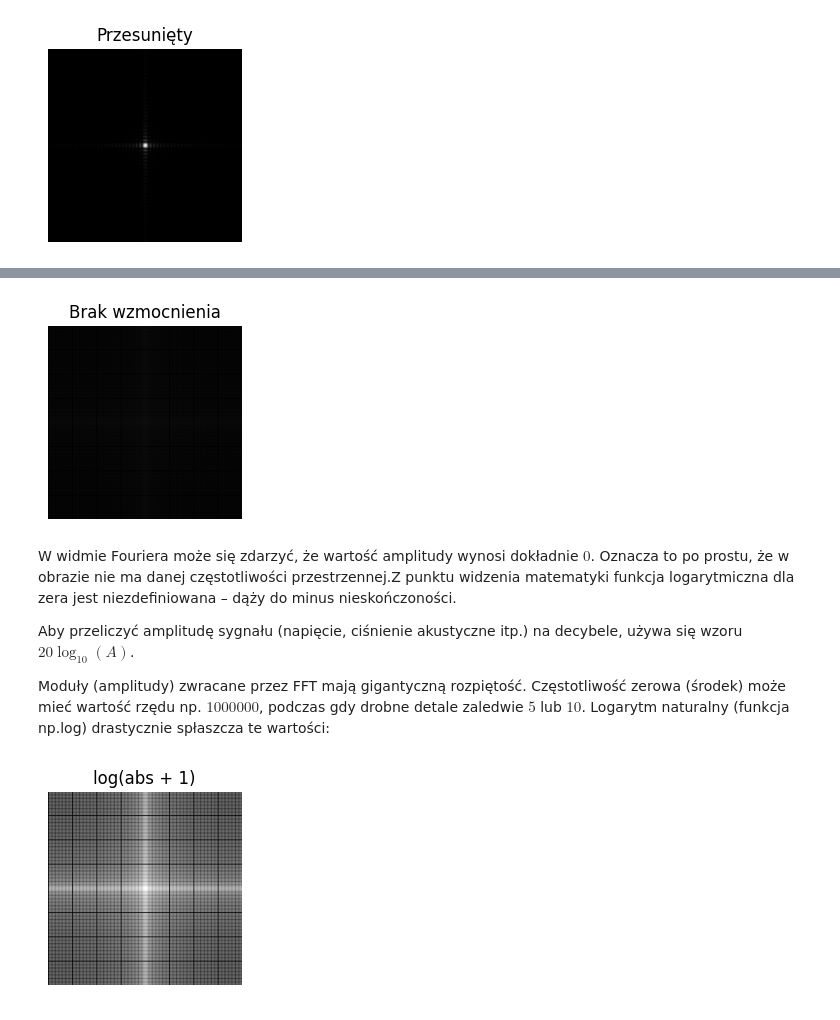
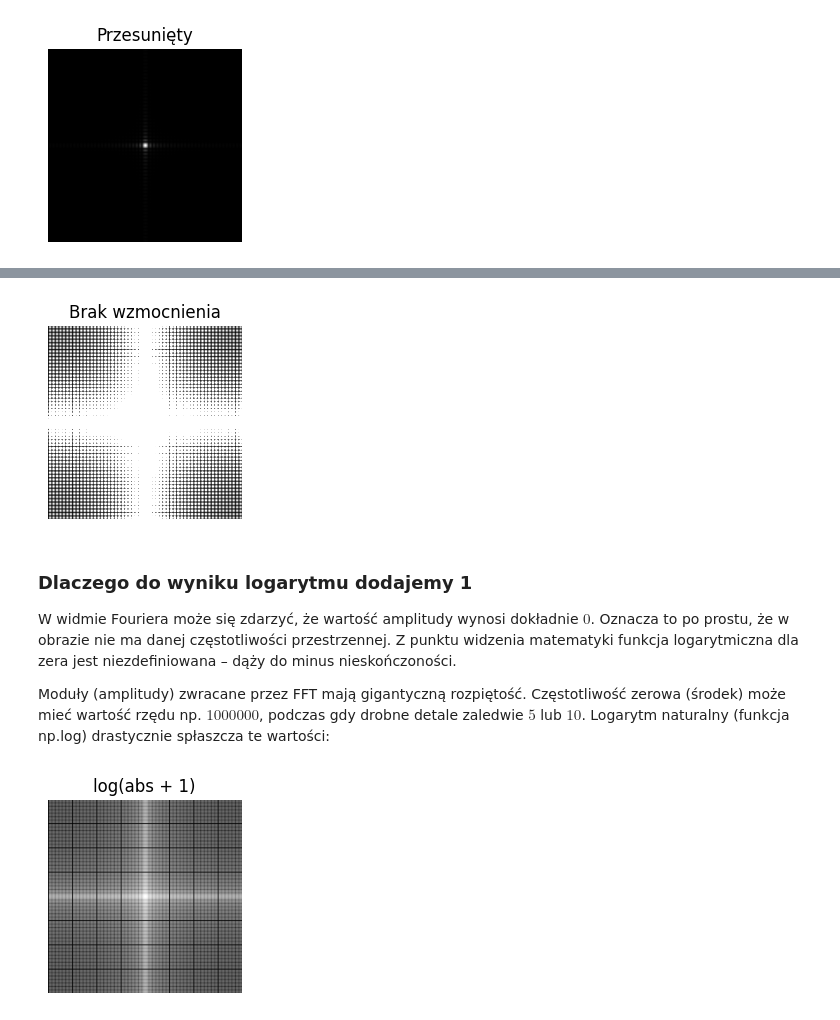
Before and after one commit to mmzek/png_decoder, a Jupyter notebook: notebook.ipynb, the cells around one changed output, grey strips where cells are left out. Drawn from its saved outputs; the diff is of its cells as text; code cells hidden in the pictures.

```diff
--- a/notebook.ipynb
+++ b/notebook.ipynb
@@ -289,18 +250,18 @@ Funkcja logarytmiczna Drastycznie zmniejsza gigantyczne wartości w centrum.
 Jednocześnie relatywnie wzmacnia i wyciąga z cienia te malutkie wartości na brzegach.
 # %%
 plt.subplot(2, 3, 5)
-plt.imshow(var_no_multiplier, cmap='gray', vmax=255)
+plt.imshow(var_shift_linear, cmap='gray', vmax=255)
 plt.title('Brak wzmocnienia')
 plt.axis('off')
 
 plt.tight_layout()
 plt.show()
 # %% [output]
-[figure, old version]
+[figure, new version]
 # %% [markdown]
-W widmie Fouriera może się zdarzyć, że wartość amplitudy wynosi dokładnie $0$. Oznacza to po prostu, że w obrazie nie ma danej częstotliwości przestrzennej.Z punktu widzenia matematyki funkcja logarytmiczna dla zera jest niezdefiniowana – dąży do minus nieskończoności.
+### Dlaczego do wyniku logarytmu dodajemy 1
+W widmie Fouriera może się zdarzyć, że wartość amplitudy wynosi dokładnie $0$. Oznacza to po prostu, że w obrazie nie ma danej częstotliwości przestrzennej. Z punktu widzenia matematyki funkcja logarytmiczna dla zera jest niezdefiniowana – dąży do minus nieskończoności.
 
-Aby przeliczyć amplitudę sygnału (napięcie, ciśnienie akustyczne itp.) na decybele, używa się wzoru $20 \log_{10}(A)$.
 
 Moduły (amplitudy) zwracane przez FFT mają gigantyczną rozpiętość. Częstotliwość zerowa (środek) może mieć wartość rzędu np. $1 000 000$, podczas gdy drobne detale zaledwie $5$ lub $10$.
 Logarytm naturalny (funkcja np.log) drastycznie spłaszcza te wartości:
```
Also changed, not shown: parts of 13 cells of this notebook.
